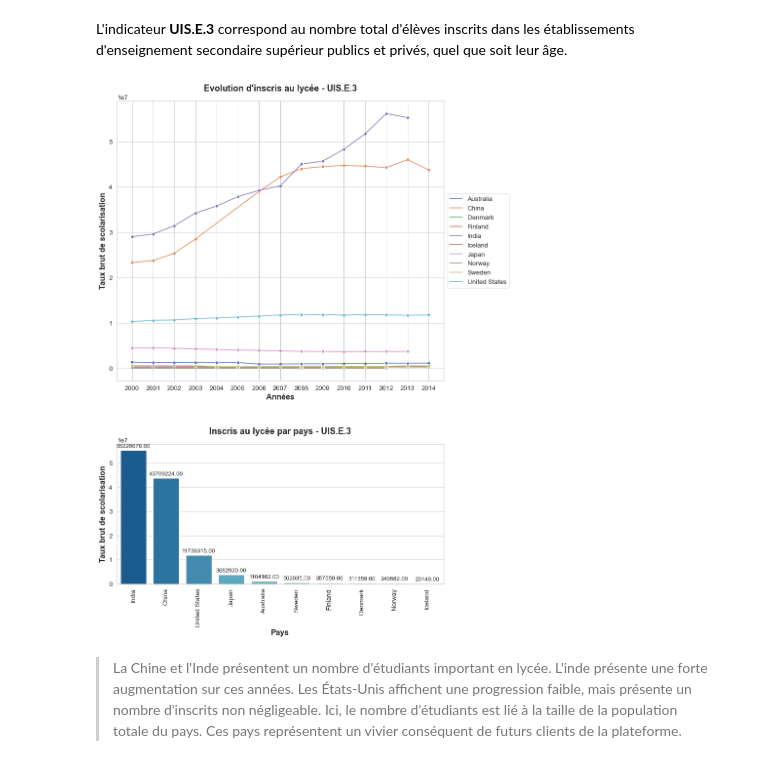
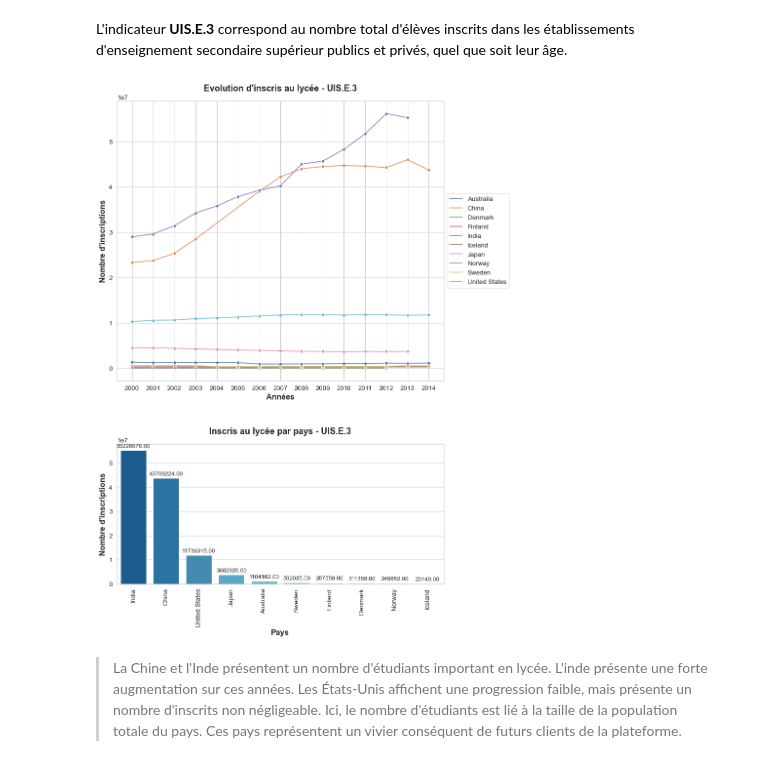
Before and after one commit to Lwmay/analyses_de_systemes_educatifs, a Jupyter notebook: P2_01_notebook.ipynb, the cells around one changed output. Cells and saved outputs as stored; diff of their text form; code cells hidden in the pictures.

```diff
--- a/P2_01_notebook.ipynb
+++ b/P2_01_notebook.ipynb
@@ -1602,13 +1602,13 @@ L'indicateur **UIS.E.3** correspond au nombre total d'élèves inscrits dans les
 # %%
 show_evo("UIS.E.3",
          "Evolution d'inscris au lycée",
-         "Taux brut de scolarisation",
+         "Nombre d'inscriptions",
          "Années",
          "Inscris au lycée par pays",
-         "Taux brut de scolarisation",
+         "Nombre d'inscriptions",
          "Pays")
 # %% [output]
-[figure, old version]
+[figure, new version]
 # %% [markdown]
 > La Chine et l'Inde présentent un nombre d'étudiants important en lycée. L'inde présente une forte augmentation sur ces années. Les États-Unis affichent une progression faible, mais présente un nombre d'inscrits non négligeable.
 Ici, le nombre d'étudiants est lié à la taille de la population totale du pays. Ces pays représentent un vivier conséquent de futurs clients de la plateforme.
```
Also changed, not shown: parts of 5 cells of this notebook, 1 other file.
